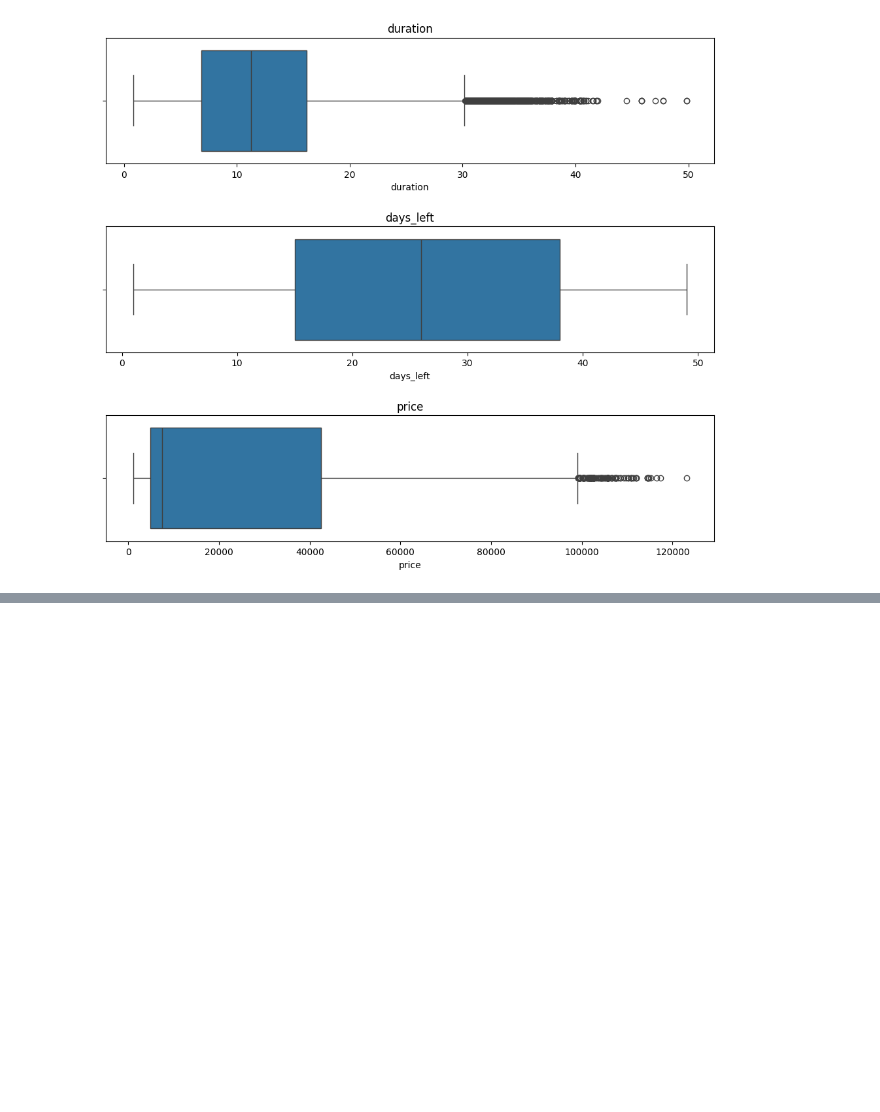
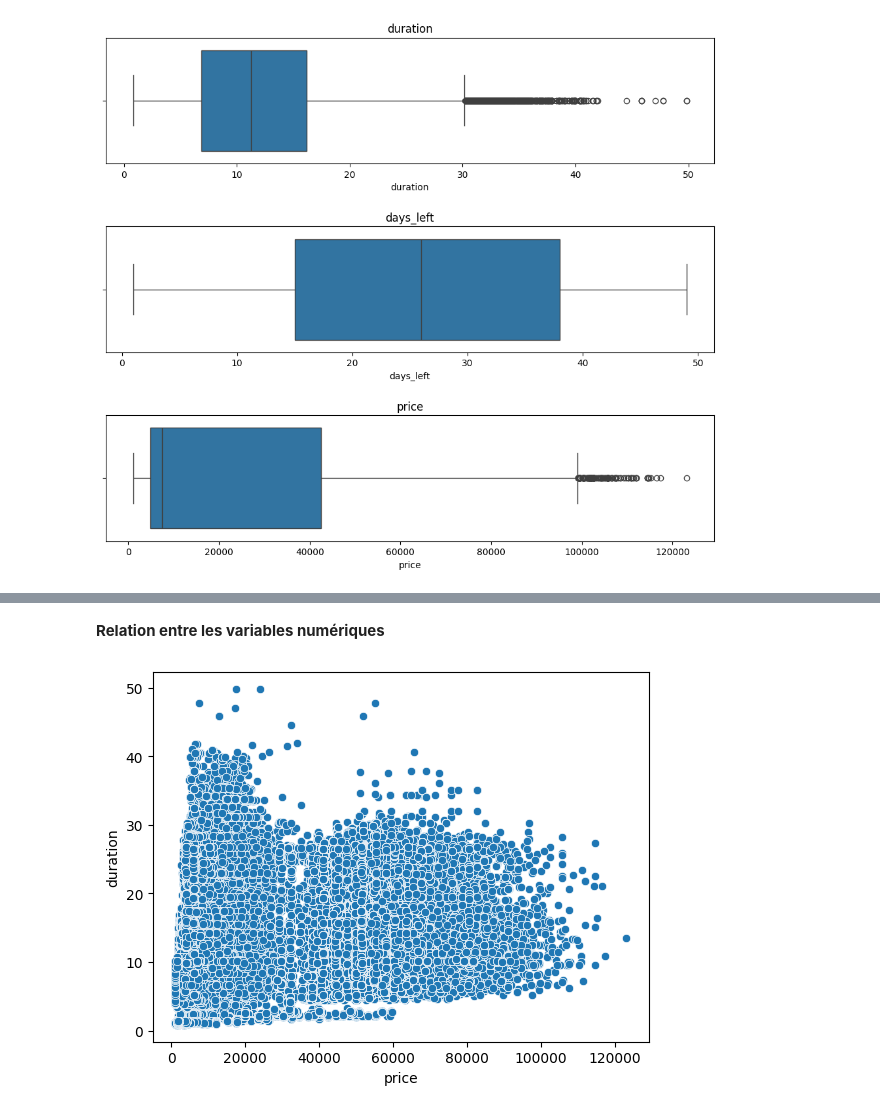
Before and after one commit to Tahina-Razaf/Booking_India, a Jupyter notebook: Booking_India_analysis.ipynb, the cells around one changed output, grey strips where cells are left out. Saved outputs shown, nothing was run; the diff lists cells and outputs as text; code cells hidden in the pictures; blank space fills up the shorter version.

```diff
--- a/Booking_India_analysis.ipynb
+++ b/Booking_India_analysis.ipynb
@@ -191,0 +347,8 @@ for i in range (3) :
+# %% [markdown]
+**Relation entre les variables numériques**
+# %%
+#relation entre prix et durée de vol
+sns.scatterplot(data=booking, x="price", y="duration")
+plt.show()
+# %% [output]
+[figure, added]
```
Also changed, not shown: parts of 19 cells of this notebook.
